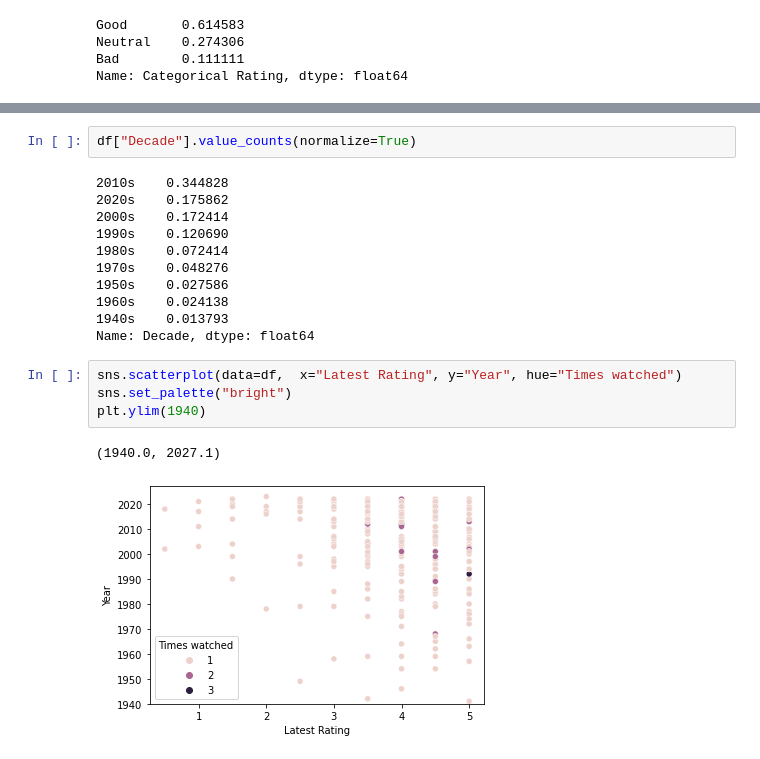
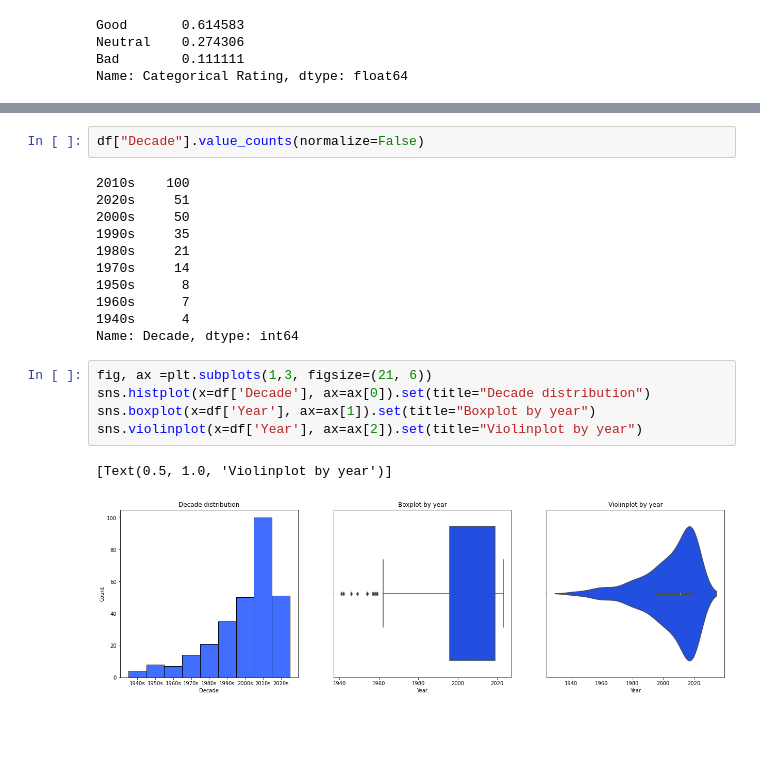
Before and after one commit to caiotda/caioflix, a Jupyter notebook: EDA_letterboxd_profile_data.ipynb, the cells around one changed output, grey strips where cells are left out. Cells and saved outputs as stored; diff of their text form; blank space fills up the shorter version.

Commit message:
Analyses rating/decade relationship

```diff
--- a/EDA_letterboxd_profile_data.ipynb
+++ b/EDA_letterboxd_profile_data.ipynb
@@ -272,20 +253,21 @@ Name: Categorical Rating, dtype: float64
 # %%
-df["Decade"].value_counts(normalize=True)
+df["Decade"].value_counts(normalize=False)
 # %% [output]
-2010s    0.344828
-2020s    0.175862
-2000s    0.172414
-1990s    0.120690
-1980s    0.072414
-1970s    0.048276
-1950s    0.027586
-1960s    0.024138
-1940s    0.013793
-Name: Decade, dtype: float64
+2010s    100
+2020s     51
+2000s     50
+1990s     35
+1980s     21
+1970s     14
+1950s      8
+1960s      7
+1940s      4
+Name: Decade, dtype: int64
-# %%
-sns.scatterplot(data=df,  x="Latest Rating", y="Year", hue="Times watched")
-sns.set_palette("bright")
-plt.ylim(1940)
-# %% [output]
-(1940.0, 2027.1)
-[figure]
+# %%
+fig, ax =plt.subplots(1,3, figsize=(21, 6))
+sns.histplot(x=df['Decade'], ax=ax[0]).set(title="Decade distribution")
+sns.boxplot(x=df['Year'], ax=ax[1]).set(title="Boxplot by year")
+sns.violinplot(x=df['Year'], ax=ax[2]).set(title="Violinplot by year")
+# %% [output]
+[Text(0.5, 1.0, 'Violinplot by year')]
+[figure, new version]
```
Also changed, not shown: parts of 24 cells of this notebook.
